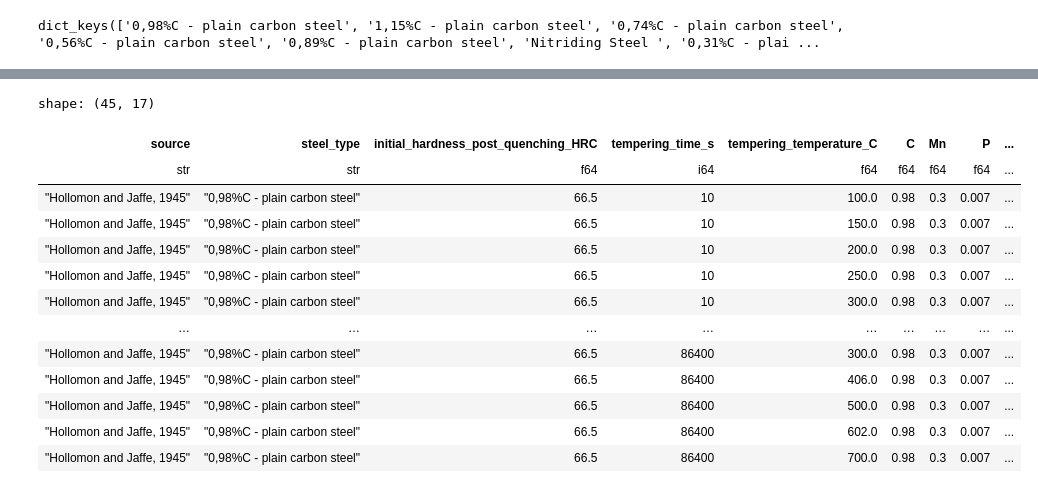
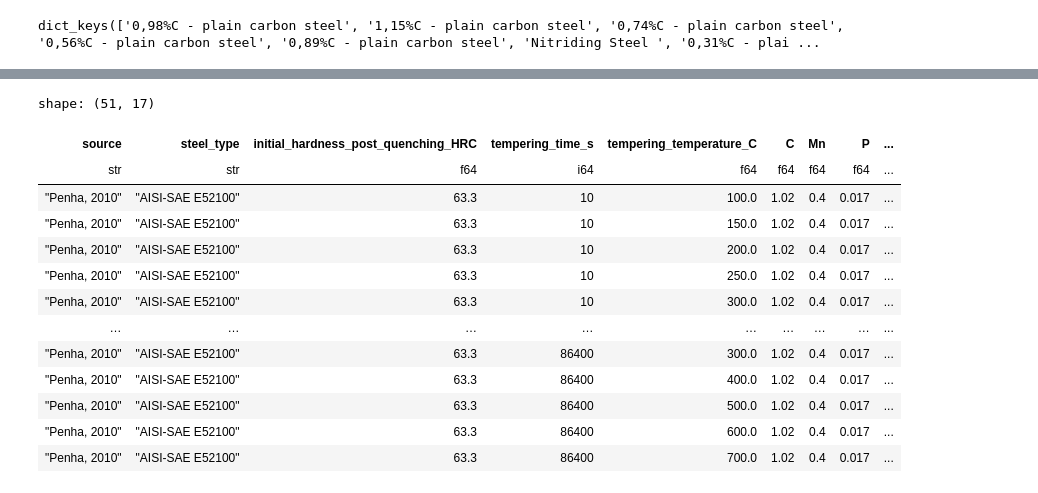
Before and after one commit to Nate-Sheibley/Mild-Steel-Tempering, a Jupyter notebook: 1-exploration_and_cleaning.ipynb, the cells around one changed output, grey strips where cells are left out. Drawn from its saved outputs; the diff is of its cells as text; code cells hidden in the pictures.

```diff
--- a/1-exploration_and_cleaning.ipynb
+++ b/1-exploration_and_cleaning.ipynb
@@ -290,19 +290,19 @@ shape: (147, 2)
 path_save_searchable = cwd / 'resources' / 'searchable_steels.csv'
 pl.DataFrame(series_searchable_steel).write_csv(path_save_searchable)
 # %%
-df_clean.filter(pl.col('steel_type').str.contains(',98'))
+df_clean.filter(pl.col('steel_type').str.contains('52100'))
 # %% [output]
-shape: (45, 17)
+shape: (51, 17)
 | source | steel_type | initial_hardness_post_quenching_HRC | tempering_time_s | tempering_temperature_C | C | Mn | P | ... |
 | str | str | f64 | i64 | f64 | f64 | f64 | f64 | ... |
-| "Hollomon and Jaffe, 1945" | "0,98%C - plain carbon steel" | 66.5 | 10 | 100.0 | 0.98 | 0.3 | 0.007 | ... |
-| "Hollomon and Jaffe, 1945" | "0,98%C - plain carbon steel" | 66.5 | 10 | 150.0 | 0.98 | 0.3 | 0.007 | ... |
-| "Hollomon and Jaffe, 1945" | "0,98%C - plain carbon steel" | 66.5 | 10 | 200.0 | 0.98 | 0.3 | 0.007 | ... |
-| "Hollomon and Jaffe, 1945" | "0,98%C - plain carbon steel" | 66.5 | 10 | 250.0 | 0.98 | 0.3 | 0.007 | ... |
-| "Hollomon and Jaffe, 1945" | "0,98%C - plain carbon steel" | 66.5 | 10 | 300.0 | 0.98 | 0.3 | 0.007 | ... |
+| "Penha, 2010" | "AISI-SAE E52100" | 63.3 | 10 | 100.0 | 1.02 | 0.4 | 0.017 | ... |
+| "Penha, 2010" | "AISI-SAE E52100" | 63.3 | 10 | 150.0 | 1.02 | 0.4 | 0.017 | ... |
+| "Penha, 2010" | "AISI-SAE E52100" | 63.3 | 10 | 200.0 | 1.02 | 0.4 | 0.017 | ... |
+| "Penha, 2010" | "AISI-SAE E52100" | 63.3 | 10 | 250.0 | 1.02 | 0.4 | 0.017 | ... |
+| "Penha, 2010" | "AISI-SAE E52100" | 63.3 | 10 | 300.0 | 1.02 | 0.4 | 0.017 | ... |
 | … | … | … | … | … | … | … | … | ... |
-| "Hollomon and Jaffe, 1945" | "0,98%C - plain carbon steel" | 66.5 | 86400 | 300.0 | 0.98 | 0.3 | 0.007 | ... |
-| "Hollomon and Jaffe, 1945" | "0,98%C - plain carbon steel" | 66.5 | 86400 | 406.0 | 0.98 | 0.3 | 0.007 | ... |
-| "Hollomon and Jaffe, 1945" | "0,98%C - plain carbon steel" | 66.5 | 86400 | 500.0 | 0.98 | 0.3 | 0.007 | ... |
-| "Hollomon and Jaffe, 1945" | "0,98%C - plain carbon steel" | 66.5 | 86400 | 602.0 | 0.98 | 0.3 | 0.007 | ... |
-| "Hollomon and Jaffe, 1945" | "0,98%C - plain carbon steel" | 66.5 | 86400 | 700.0 | 0.98 | 0.3 | 0.007 | ... |
+| "Penha, 2010" | "AISI-SAE E52100" | 63.3 | 86400 | 300.0 | 1.02 | 0.4 | 0.017 | ... |
+| "Penha, 2010" | "AISI-SAE E52100" | 63.3 | 86400 | 400.0 | 1.02 | 0.4 | 0.017 | ... |
+| "Penha, 2010" | "AISI-SAE E52100" | 63.3 | 86400 | 500.0 | 1.02 | 0.4 | 0.017 | ... |
+| "Penha, 2010" | "AISI-SAE E52100" | 63.3 | 86400 | 600.0 | 1.02 | 0.4 | 0.017 | ... |
+| "Penha, 2010" | "AISI-SAE E52100" | 63.3 | 86400 | 700.0 | 1.02 | 0.4 | 0.017 | ... |
```
Also changed, not shown: parts of 4 cells of this notebook, 3 other files.
